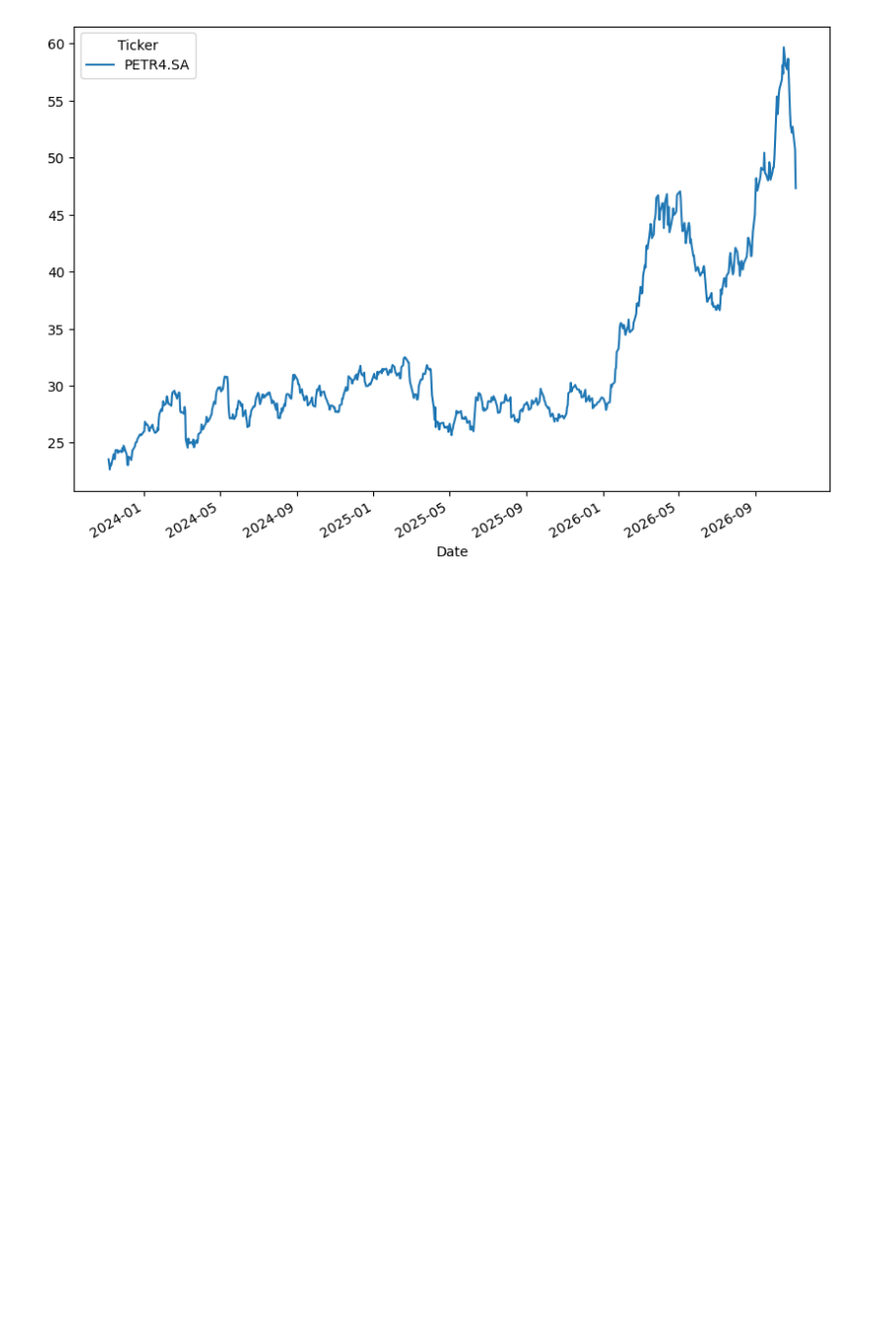
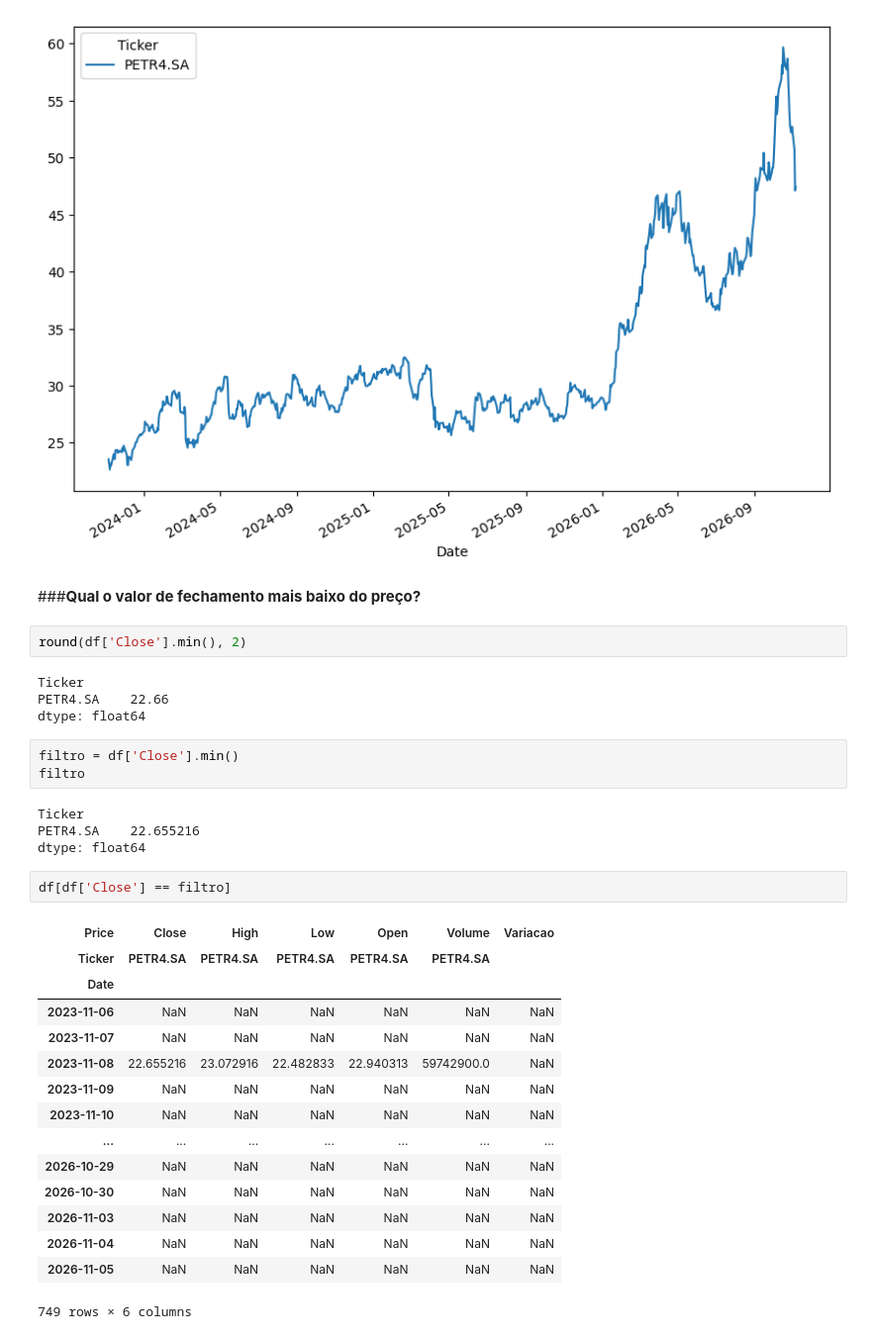
Before and after one commit to leandroclv/analise_manipulacao_dados_pandas_udemy, a Jupyter notebook: df_bolsa_valores.ipynb, the cells around one changed output. Shown at 99% size. Cells and saved outputs as stored; diff of their text form; blank space fills up the shorter version.

```diff
--- a/df_bolsa_valores.ipynb
+++ b/df_bolsa_valores.ipynb
@@ -101,3 +101,36 @@ df[df['Variacao'] == filtro_1]
 df['Close'].plot(figsize=(10,7));
 # %% [output]
 [figure]
+# %% [markdown]
+###**Qual o valor de fechamento mais baixo do preço?**
+# %%
+round(df['Close'].min(), 2)
+# %% [output]
+Ticker
+PETR4.SA    22.66
+dtype: float64
+# %%
+filtro = df['Close'].min()
+filtro
+# %% [output]
+Ticker
+PETR4.SA    22.655216
+dtype: float64
+# %%
+df[df['Close'] == filtro]
+# %% [output]
+| Price | Close | High | Low | Open | Volume | Variacao |
+| Ticker | PETR4.SA | PETR4.SA | PETR4.SA | PETR4.SA | PETR4.SA |  |
+| Date |  |  |  |  |  |  |
+| 2023-11-06 | NaN | NaN | NaN | NaN | NaN | NaN |
+| 2023-11-07 | NaN | NaN | NaN | NaN | NaN | NaN |
+| 2023-11-08 | 22.655216 | 23.072916 | 22.482833 | 22.940313 | 59742900.0 | NaN |
+| 2023-11-09 | NaN | NaN | NaN | NaN | NaN | NaN |
+| 2023-11-10 | NaN | NaN | NaN | NaN | NaN | NaN |
+| ... | ... | ... | ... | ... | ... | ... |
+| 2026-10-29 | NaN | NaN | NaN | NaN | NaN | NaN |
+| 2026-10-30 | NaN | NaN | NaN | NaN | NaN | NaN |
+| 2026-11-03 | NaN | NaN | NaN | NaN | NaN | NaN |
+| 2026-11-04 | NaN | NaN | NaN | NaN | NaN | NaN |
+| 2026-11-05 | NaN | NaN | NaN | NaN | NaN | NaN |
+749 rows × 6 columns
```
Also changed, not shown: parts of 13 cells of this notebook, 1 other file.
